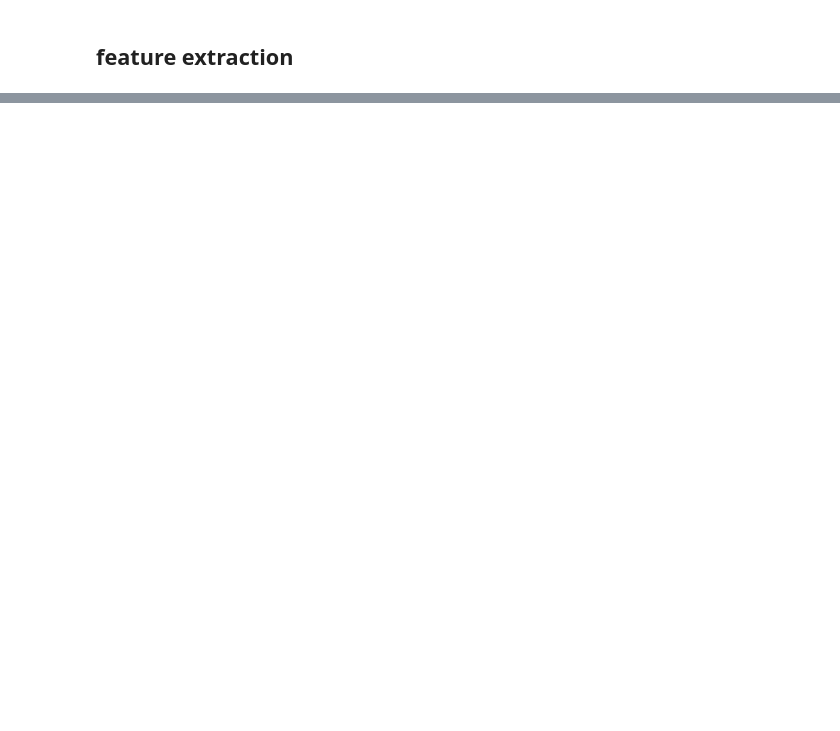
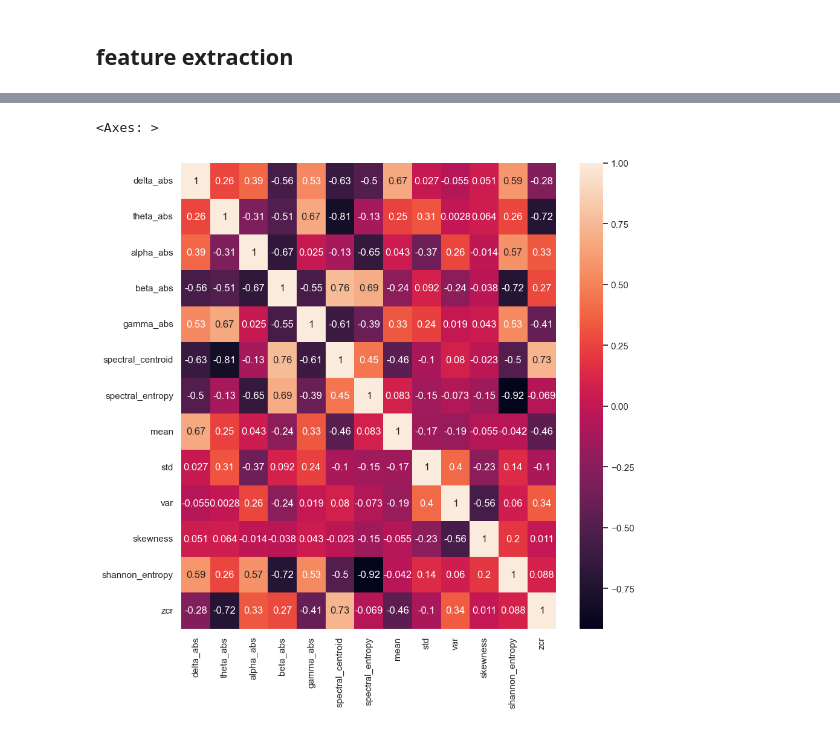
Before and after one commit to HanaRagab50/EEG-Eye-state-classifier, a Jupyter notebook: classifier.ipynb, the cells around one changed output, grey strips where cells are left out. Saved outputs shown, nothing was run; the diff lists cells and outputs as text; code cells hidden in the pictures; blank space fills up the shorter version.

```diff
--- a/classifier.ipynb
+++ b/classifier.ipynb
@@ -253,0 +367,12 @@ dtype: float64
+# %%
+threshold = 0.8
+upper_triangle = corr.where(
+    np.triu(np.ones(corr.shape), k=1).astype(bool)
+)
+
+to_drop = [
+    column for column in upper_triangle.columns
+    if any(upper_triangle[column] > threshold)
+]
+
+features_reduced = features_df.drop(columns=to_drop)
@@ -253,0 +414,7 @@ dtype: float64
+# %%
+plt.figure(figsize=(10, 10))
+
+sns.heatmap(features_reduced.corr(),annot=True)
+# %% [output]
+<Axes: >
+[figure, added]
```
Also changed, not shown: parts of 27 cells of this notebook, 1 other file.
